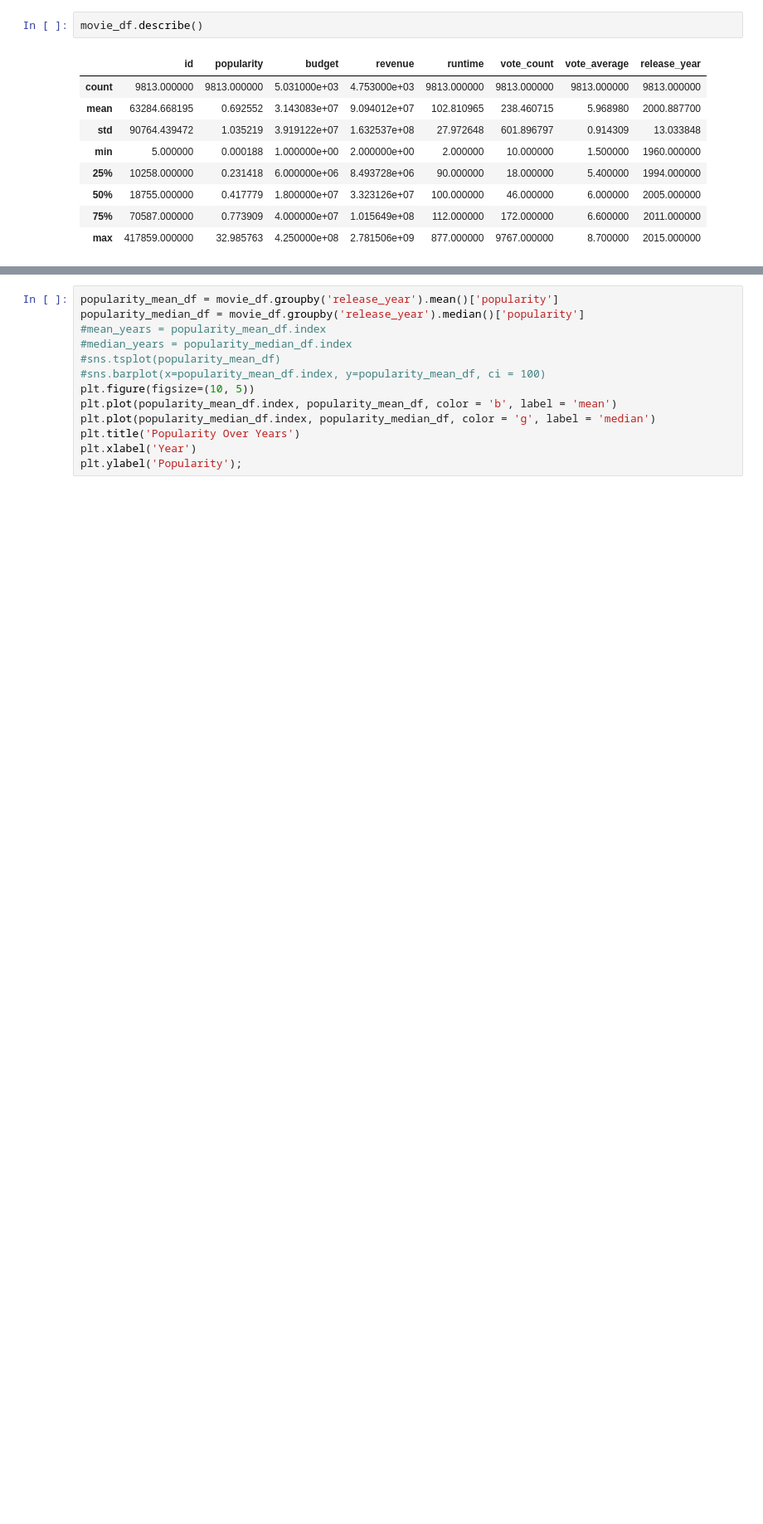
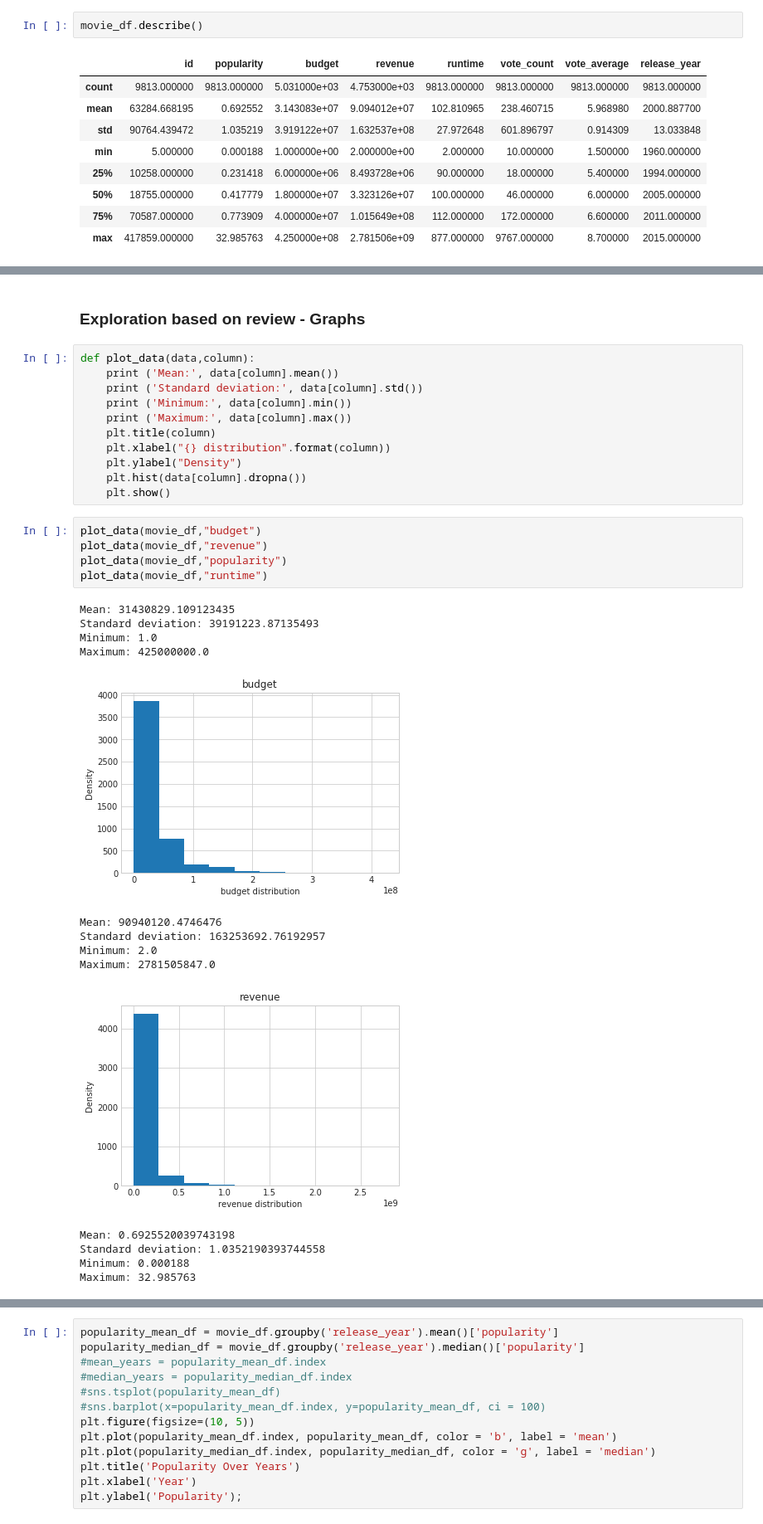
Before and after one commit to maikeffi/MLND_Investigate_Movie_db, a Jupyter notebook: investigate_movie_dataset.ipynb, the cells around one changed output, grey strips where cells are left out. Shown: that part at 83% size. Cells and saved outputs as stored; diff of their text form; blank space fills up the shorter version.

```diff
--- a/investigate_movie_dataset.ipynb
+++ b/investigate_movie_dataset.ipynb
@@ -180,0 +179,33 @@ movie_df.describe()
+# %% [markdown]
+### Exploration based on review - Graphs
+# %%
+def plot_data(data,column):
+    print ('Mean:', data[column].mean())
+    print ('Standard deviation:', data[column].std())
+    print ('Minimum:', data[column].min())
+    print ('Maximum:', data[column].max())
+    plt.title(column)
+    plt.xlabel("{} distribution".format(column))
+    plt.ylabel("Density")
+    plt.hist(data[column].dropna())
+    plt.show()
+# %%
+plot_data(movie_df,"budget")
+plot_data(movie_df,"revenue")
+plot_data(movie_df,"popularity")
+plot_data(movie_df,"runtime")
+# %% [output]
+Mean: 31430829.109123435
+Standard deviation: 39191223.87135493
+Minimum: 1.0
+Maximum: 425000000.0
+[figure, added]
+Mean: 90940120.4746476
+Standard deviation: 163253692.76192957
+Minimum: 2.0
+Maximum: 2781505847.0
+[figure, added]
+Mean: 0.6925520039743198
+Standard deviation: 1.0352190393744558
+Minimum: 0.000188
+Maximum: 32.985763
```
Also changed, not shown: parts of 6 cells of this notebook, 1 other file.
